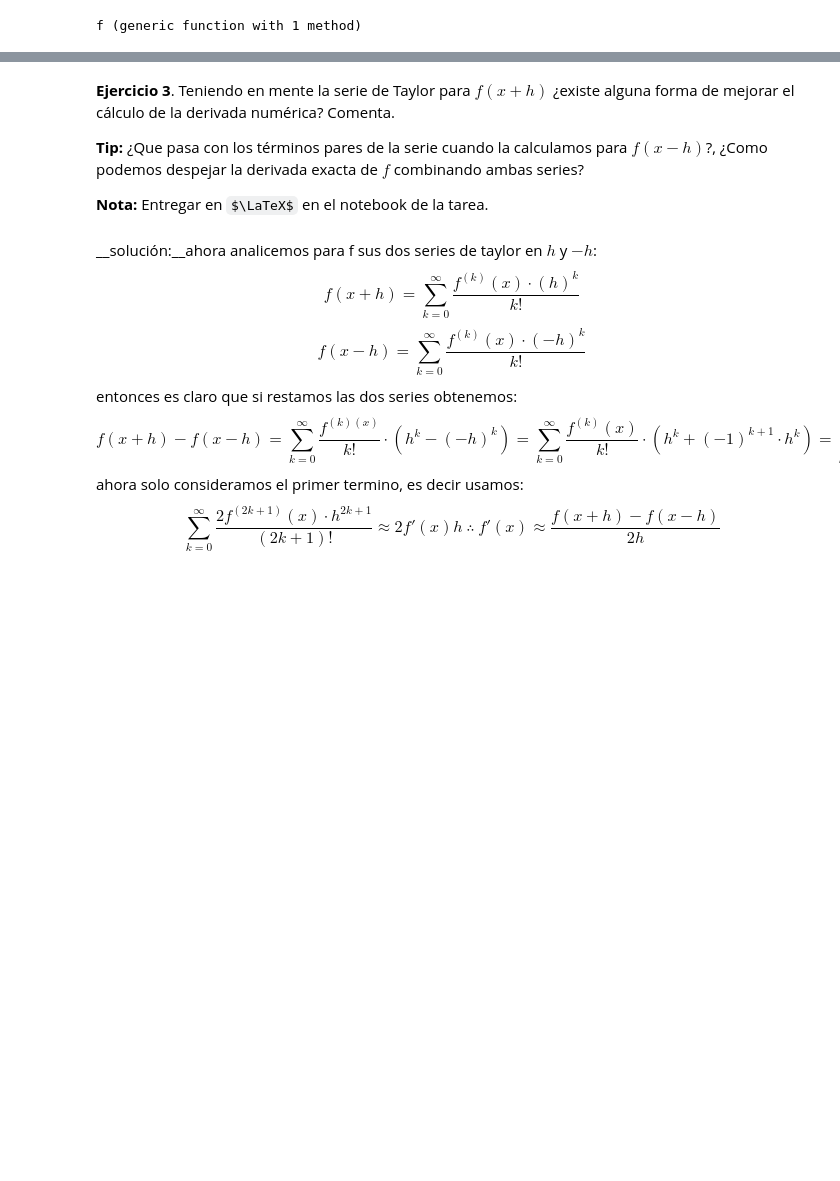
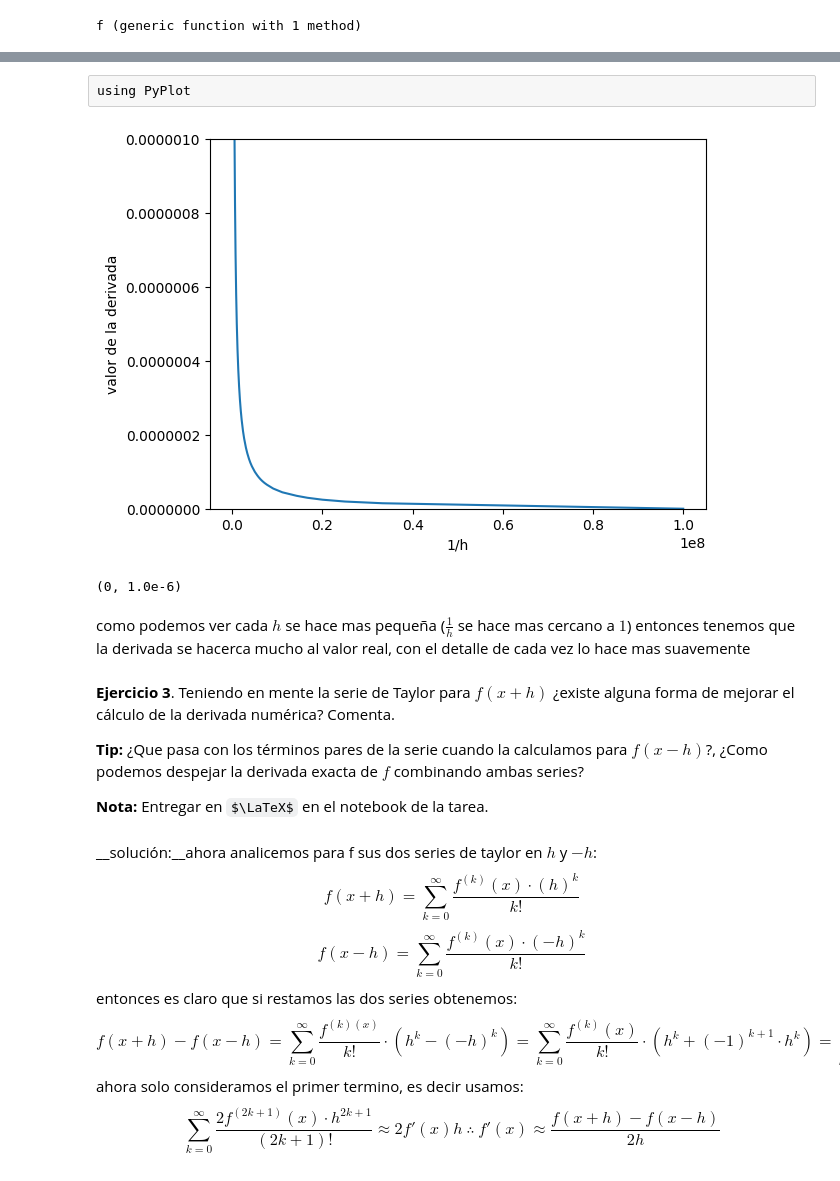
Before and after one commit to royerparra/Fisica_computacional_parra_hernandez, a Jupyter notebook: dernume.ipynb, the cells around one changed output, grey strips where cells are left out. Drawn from its saved outputs; the diff is of its cells as text; code cells hidden in the pictures; some formulas as TeX source; blank space fills up the shorter version.

```diff
--- a/dernume.ipynb
+++ b/dernume.ipynb
@@ -22,11 +22,10 @@ esta función calcula el valor aproximado de f'(x) usando la aproximación $f'(a
 """
 function dn(f,a,h0)
     L=length(h0)#como pensamos en un arreglo primero vemos cuantos elementos tiene
-    g(x)=f(x)#convertimos de simbolos a valores via g
-    d(h)=(g(a+h)-g(a))/h#usamos la formula en x=a
     D=[] #creamos un vector vacío para ir guardando los resultados
     for i in 1:L #para cada elemento en h vamos a aplicar d(h) es decir aproximamos la derivada en cada valor de h
-        push!(D,d(h0[i]))#aplicamos a cada elemento y lo guardamos en D
+        k=(f(a+h0[i])-f(a))/h0[i]#usamos la formula en x=a
+        push!(D,k)#aplicamos a cada elemento y lo guardamos en D
         end
         return D #pedimos que nos devuelva los resultados
     end
@@ -56,5 +55,5 @@ Observa el resultado de la aproximación y comenta. ¿El error es del orden de $
 $$\epsilon=\frac{\Delta f(x_0,h)/h-f'(x_0)}{f'(x_0)},$$
 respecto a $h$.
 # %%
-b=0.00000001:0.00000001:0.00001#creamos una arreglo que tome valores pequeños para usarlos como h
+b=0.00000001:0.00000001:0.0001#creamos una arreglo que tome valores pequeños para usarlos como h
 # %% [output]
@@ -88,0 +85,2 @@ esta función calcula el error relativo
+# %%
+a=1/b#creamos un arreglo que sea 1/h
@@ -89,3 +184,15 @@ esta función calcula el error relativo
+# %% [raw]
+using PyPlot
+# %%
+xlabel("1/h")
+ylabel("valor de la derivada")
+plot(a,abs.(dn(f,0,b)))
+ylim(0,0.000001)
+# %% [output]
+[figure, added]
+(0, 1.0e-6)
+# %% [markdown]
+como podemos ver cada $h$ se hace mas pequeña ($\frac{1}{h}$ se hace mas cercano a $1$) entonces tenemos que la derivada se hacerca mucho al valor real, con el detalle de cada vez lo hace mas suavemente
 # %% [markdown]
 __Ejercicio 3__. Teniendo en mente la serie de Taylor para $f(x+h)$ ¿existe
 alguna forma de mejorar el cálculo de la derivada numérica? Comenta.
```
Also changed, not shown: parts of 18 cells of this notebook.
